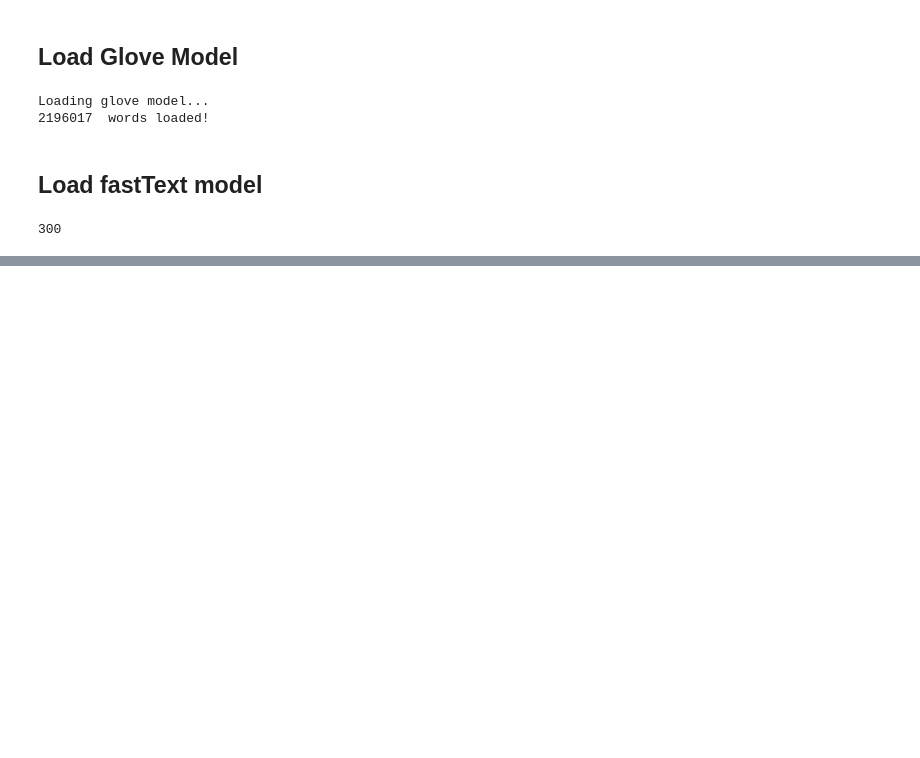
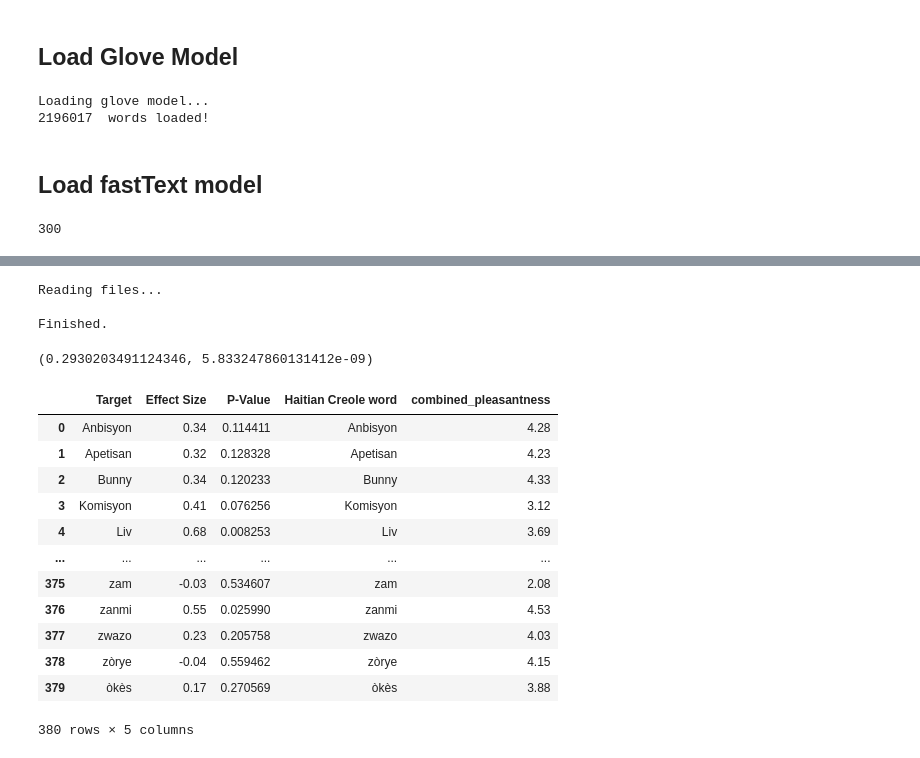
Before and after one commit to adimaini/WEAT-WEFAT, a Jupyter notebook: main.ipynb, the cells around one changed output, grey strips where cells are left out. Drawn from its saved outputs; the diff is of its cells as text; code cells hidden in the pictures; blank space fills up the shorter version.

```diff
--- a/main.ipynb
+++ b/main.ipynb
@@ -290,0 +263,9 @@ df_personalized_wefat.to_csv('output/wefat_score_personal.csv')
+# %%
+# running the WEFAT test with the Bellezza word association test
+bellezza_test = output_table(model=ft,
+                            filepath = output_file,
+                            algorithm = 'wefat')
+# %% [output]
+Reading files...
+
+Finished.
@@ -290,0 +276,22 @@ df_personalized_wefat.to_csv('output/wefat_score_personal.csv')
+# %%
+# calculate the pearson correlation between 'combined_pleasantess' from Bellezza lexicon and
+# the fastText word embedding based valence scores.
+stats.pearsonr(bellezza_test_merge['Effect Size'], bellezza_test_merge['combined_pleasantness'])
+# %% [output]
+(0.2930203491124346, 5.833247860131412e-09)
+# %%
+bellezza_test_merge
+# %% [output]
+|  | Target | Effect Size | P-Value | Haitian Creole word | combined_pleasantness |
+| 0 | Anbisyon | 0.34 | 0.114411 | Anbisyon | 4.28 |
+| 1 | Apetisan | 0.32 | 0.128328 | Apetisan | 4.23 |
+| 2 | Bunny | 0.34 | 0.120233 | Bunny | 4.33 |
+| 3 | Komisyon | 0.41 | 0.076256 | Komisyon | 3.12 |
+| 4 | Liv | 0.68 | 0.008253 | Liv | 3.69 |
+| ... | ... | ... | ... | ... | ... |
+| 375 | zam | -0.03 | 0.534607 | zam | 2.08 |
+| 376 | zanmi | 0.55 | 0.025990 | zanmi | 4.53 |
+| 377 | zwazo | 0.23 | 0.205758 | zwazo | 4.03 |
+| 378 | zòrye | -0.04 | 0.559462 | zòrye | 4.15 |
+| 379 | òkès | 0.17 | 0.270569 | òkès | 3.88 |
+380 rows × 5 columns
```
Also changed, not shown: parts of 27 cells of this notebook, 2 other files.
